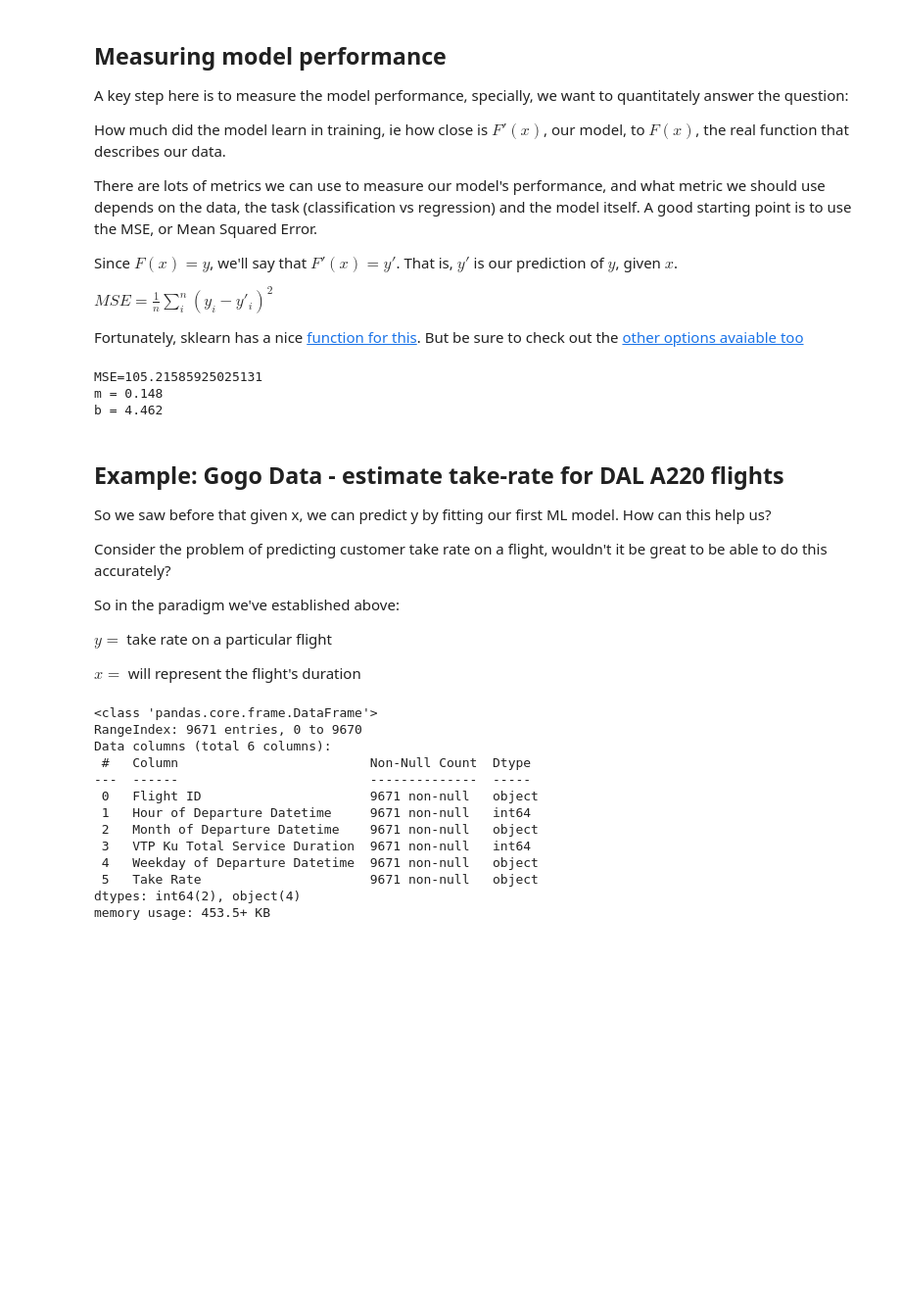
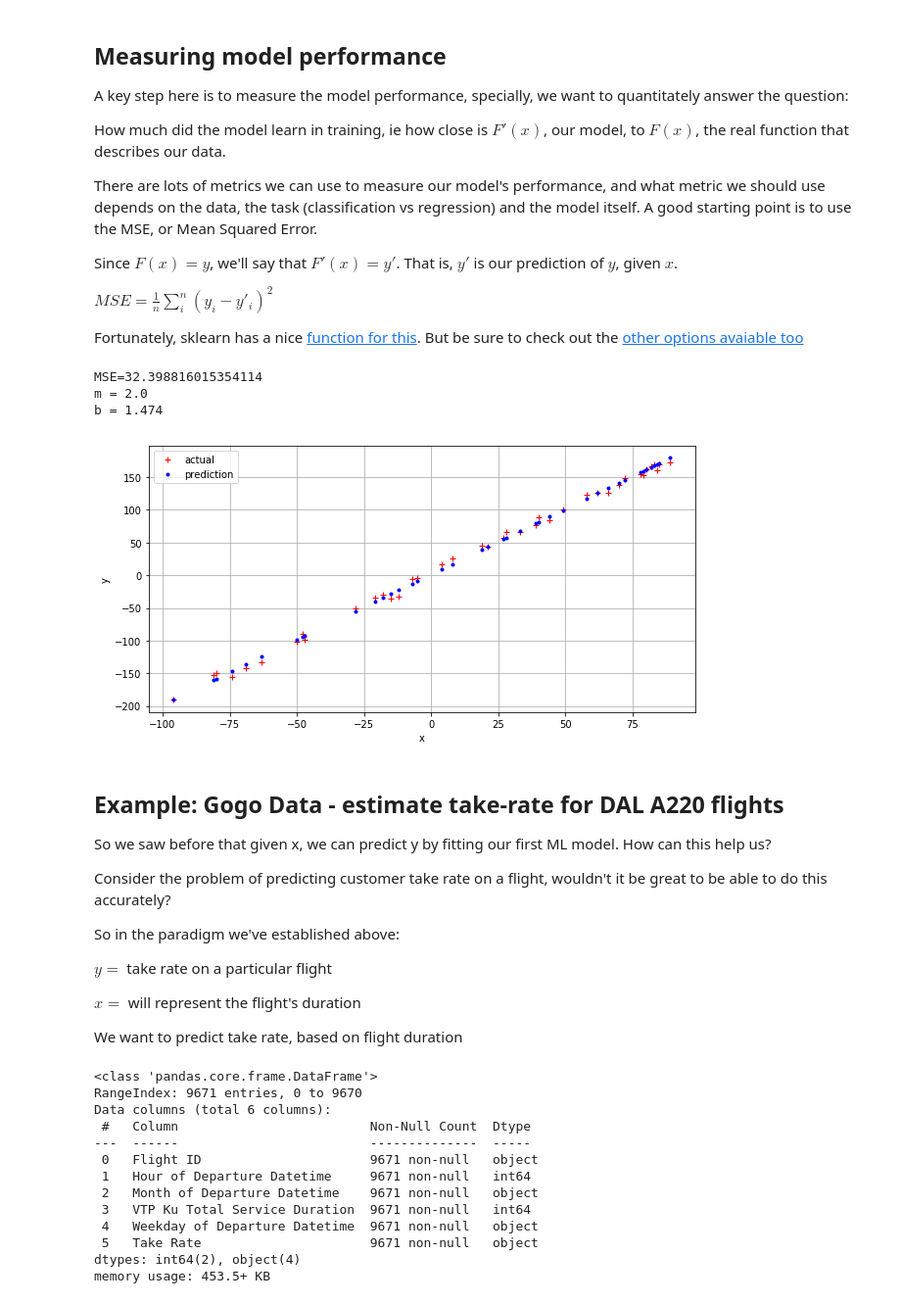
Before and after one commit to muell149/data_analysis2020, a Jupyter notebook: session2/session2.ipynb, the cells around one changed output. Shown at 98% size. Saved outputs shown, nothing was run; the diff lists cells and outputs as text; code cells hidden in the pictures; blank space fills up the shorter version.

```diff
--- a/session2/session2.ipynb
+++ b/session2/session2.ipynb
@@ -105,7 +107,7 @@ def F(x):
 #Generate some data based on that function
 my_data = pd.DataFrame()
 my_data['x'] = [i for i in range(-100,100) ]
-my_data['y'] = [F(i) for i in my_data.x]
+my_data['y'] = [F(i) + random()*10*pow(-1,int(random()*10))  for i in my_data.x]
 my_data.info()
 print(my_data)
 # %% [output]
@@ -189,9 +193,20 @@ b = float(b.flatten()[0])
 print('m =',round(m,3))
 print('b =',round(b,3))
 # %% [output]
-MSE=105.21585925025131
-m = 0.148
-b = 4.462
+MSE=32.398816015354114
+m = 2.0
+b = 1.474
+# %%
+plt.subplots(figsize=(10,5))
+plt.plot(X_test,y_test,'r+',label='actual')
+plt.plot(X_test,yprime,'b.',label='prediction')
+plt.ylabel('y')
+plt.xlabel('x')
+plt.legend(loc='best')
+plt.grid()
+plt.show()
+# %% [output]
+[figure, added]
 # %% [markdown]
 ## Example: Gogo Data - estimate take-rate for DAL A220 flights
 
@@ -206,6 +221,9 @@ $ y = $  take rate on a particular flight
 
 
 $ x = $ will represent the flight's duration
+
+
+We want to predict take rate, based on flight duration
 # %%
 #load data
 a220_data = pd.read_csv('a220s_takerate_data.csv')
```
Also changed, not shown: parts of 27 cells of this notebook.
